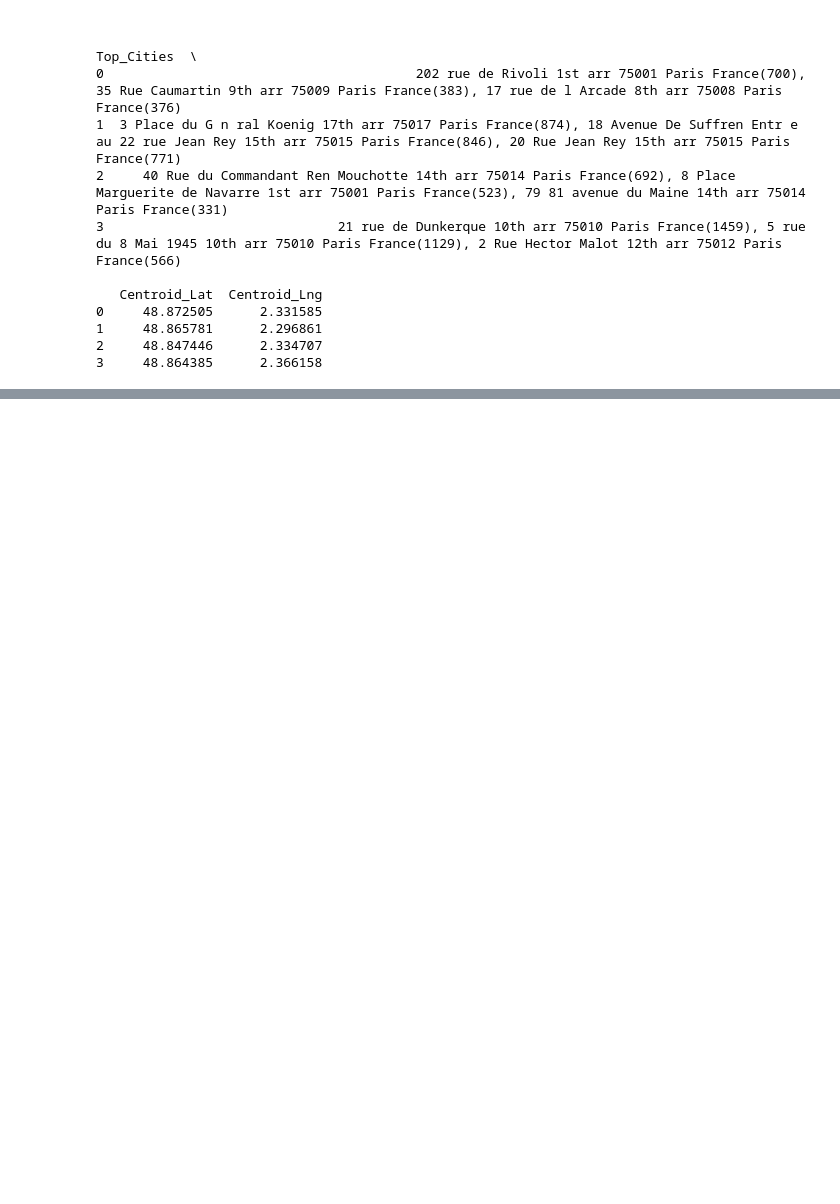
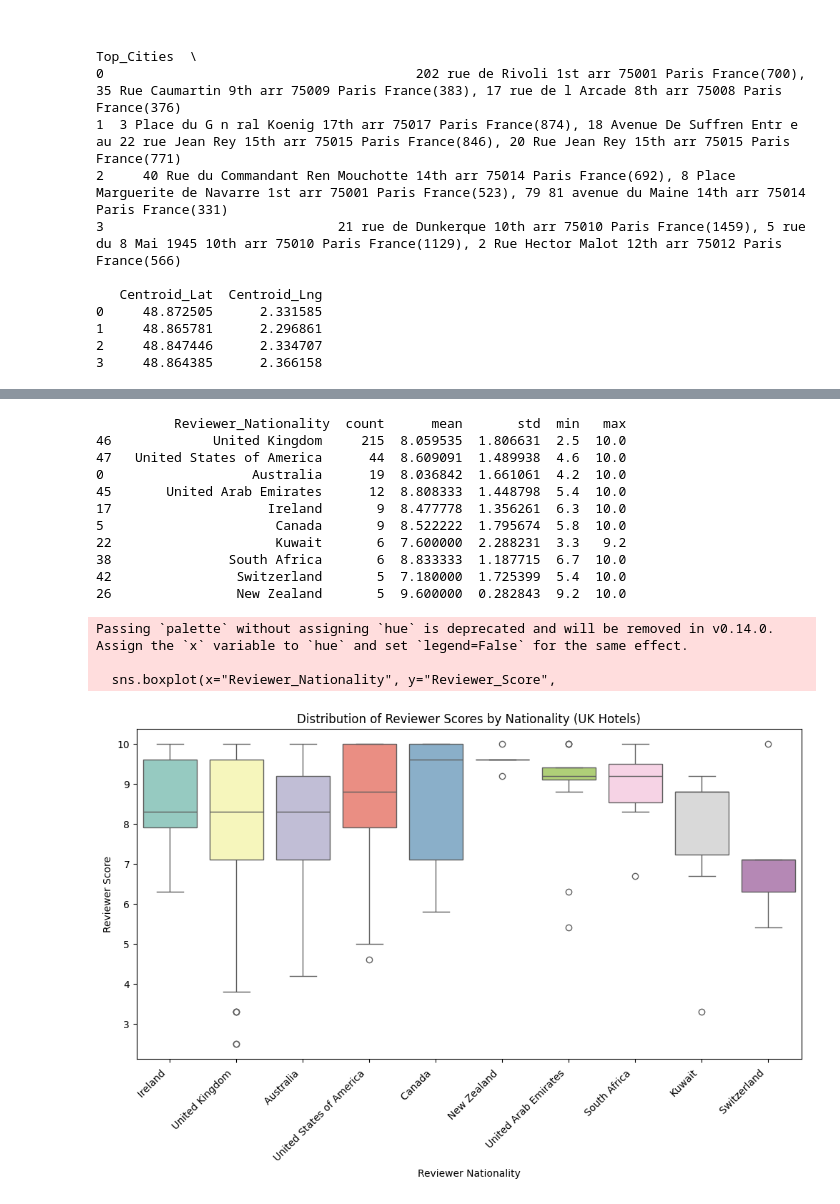
Before and after one commit to zehye/Final-Team5, a Jupyter notebook: 파이널_프로젝트_5팀(리뷰어국적&호텔위치와_평점간의_관계).ipynb, the cells around one changed output, grey strips where cells are left out. Saved outputs shown, nothing was run; the diff lists cells and outputs as text; code cells hidden in the pictures; blank space fills up the shorter version.

```diff
--- a/파이널_프로젝트_5팀(리뷰어국적&호텔위치와_평점간의_관계).ipynb
+++ b/파이널_프로젝트_5팀(리뷰어국적&호텔위치와_평점간의_관계).ipynb
@@ -1075,0 +1288,42 @@ print(cluster_summary)
+# %%
+import seaborn as sns
+import matplotlib.pyplot as plt
+
+# 1) 리뷰어 국적별 요약 통계
+nation_summary = (
+    Uk_hotels.groupby("Reviewer_Nationality")["Reviewer_Score"]
+    .agg(["count","mean","std","min","max"])
+    .reset_index()
+    .sort_values("count", ascending=False)
+)
+
+print(nation_summary.head(10))  # 리뷰 많은 상위 10개 국적
+
+# 2) 상위 국적별 분포 시각화 (상위 10개만 예시)
+top_nations = nation_summary.head(10)["Reviewer_Nationality"]
+
+plt.figure(figsize=(12,6))
+sns.boxplot(x="Reviewer_Nationality", y="Reviewer_Score",
+            data=Uk_hotels[Uk_hotels["Reviewer_Nationality"].isin(top_nations)],
+            palette="Set3")
+plt.xticks(rotation=45, ha="right")
+plt.title("Distribution of Reviewer Scores by Nationality (UK Hotels)")
+plt.ylabel("Reviewer Score")
+plt.xlabel("Reviewer Nationality")
+plt.show()
+# %% [output]
+          Reviewer_Nationality  count      mean       std  min   max
+46             United Kingdom     215  8.059535  1.806631  2.5  10.0
+47   United States of America      44  8.609091  1.489938  4.6  10.0
+0                   Australia      19  8.036842  1.661061  4.2  10.0
+45       United Arab Emirates      12  8.808333  1.448798  5.4  10.0
+17                    Ireland       9  8.477778  1.356261  6.3  10.0
+5                      Canada       9  8.522222  1.795674  5.8  10.0
+22                     Kuwait       6  7.600000  2.288231  3.3   9.2
+38               South Africa       6  8.833333  1.187715  6.7  10.0
+42                Switzerland       5  7.180000  1.725399  5.4  10.0
+26                New Zealand       5  9.600000  0.282843  9.2  10.0
+Passing `palette` without assigning `hue` is deprecated and will be removed in v0.14.0. Assign the `x` variable to `hue` and set `legend=False` for the same effect.
+
+  sns.boxplot(x="Reviewer_Nationality", y="Reviewer_Score",
+[figure, added]
```
Also changed, not shown: parts of 19 cells of this notebook.
